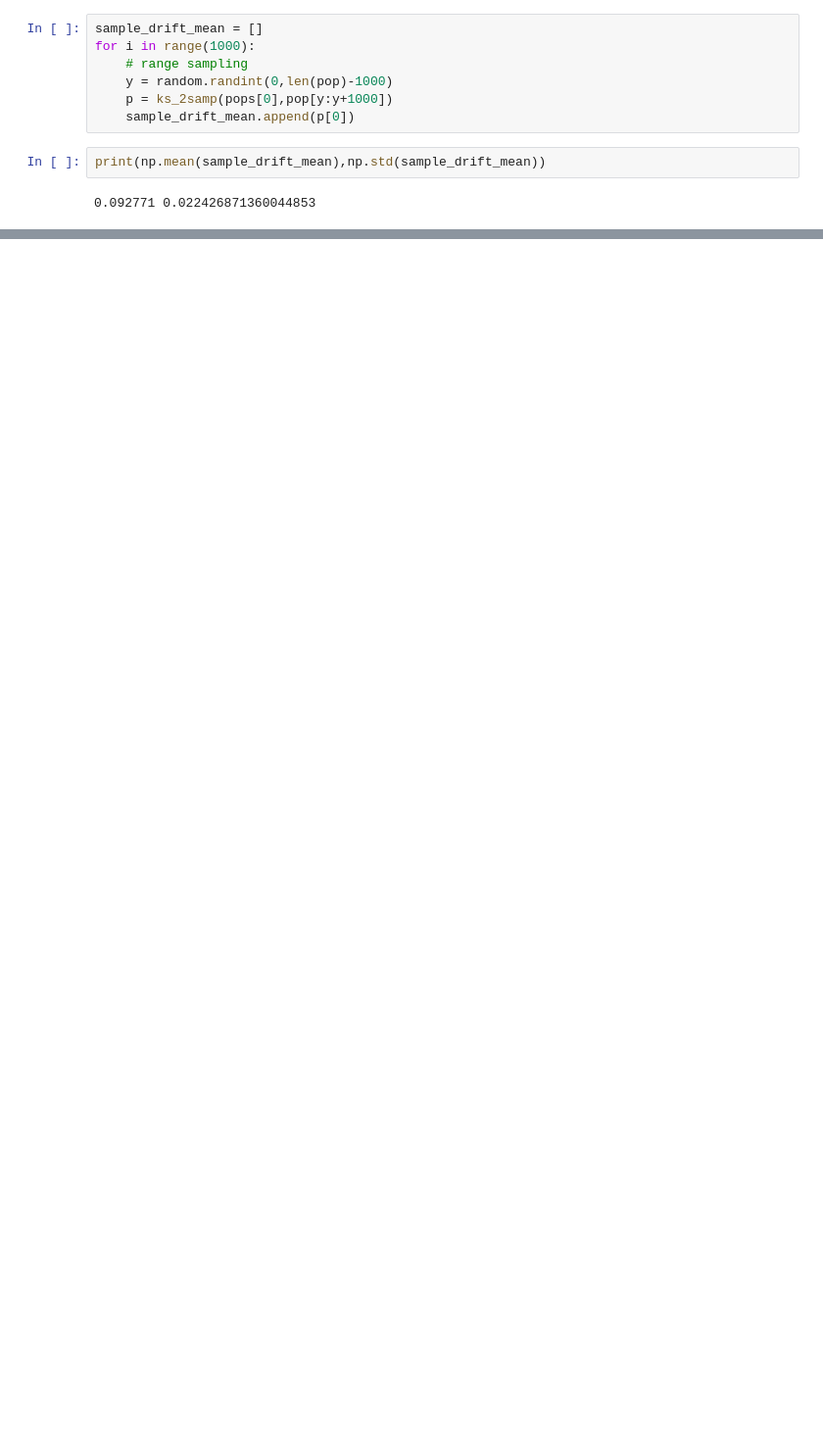
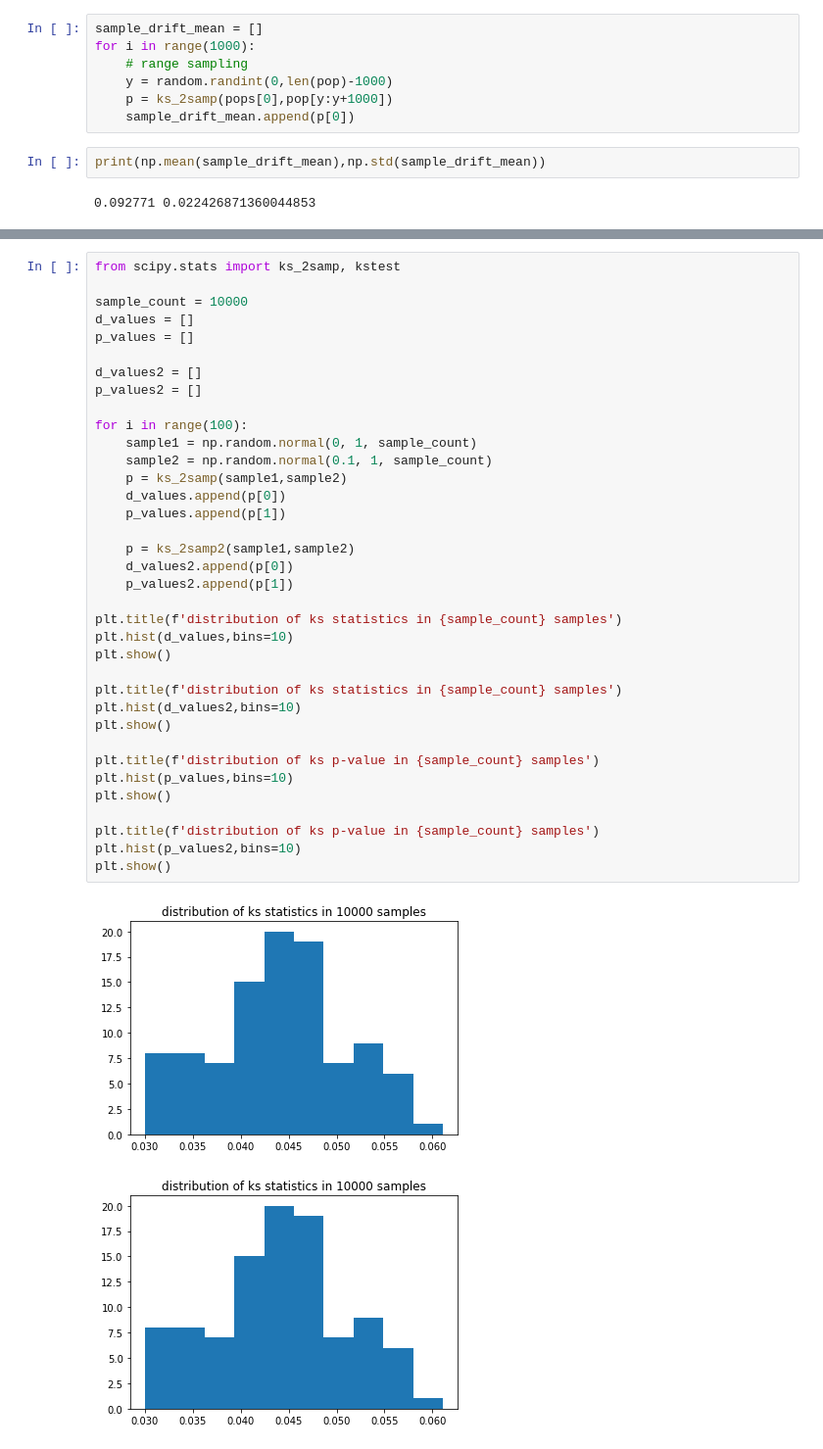
Before and after one commit to dolmani38/drift, a Jupyter notebook: drift_sampling_0813.ipynb, the cells around one changed output, grey strips where cells are left out. Shown: that part at 98% size. Drawn from its saved outputs; the diff is of its cells as text; blank space fills up the shorter version.

```diff
--- a/drift_sampling_0813.ipynb
+++ b/drift_sampling_0813.ipynb
@@ -305,0 +345,39 @@ print(np.mean(sample_drift_mean),np.std(sample_drift_mean))
+# %%
+from scipy.stats import ks_2samp, kstest
+
+sample_count = 10000
+d_values = []
+p_values = []
+
+d_values2 = []
+p_values2 = []
+
+for i in range(100):
+    sample1 = np.random.normal(0, 1, sample_count)
+    sample2 = np.random.normal(0.1, 1, sample_count)
+    p = ks_2samp(sample1,sample2)
+    d_values.append(p[0])
+    p_values.append(p[1])
+
+    p = ks_2samp2(sample1,sample2)
+    d_values2.append(p[0])
+    p_values2.append(p[1])
+
+plt.title(f'distribution of ks statistics in {sample_count} samples')
+plt.hist(d_values,bins=10)
+plt.show()
+
+plt.title(f'distribution of ks statistics in {sample_count} samples')
+plt.hist(d_values2,bins=10)
+plt.show()
+
+plt.title(f'distribution of ks p-value in {sample_count} samples')
+plt.hist(p_values,bins=10)
+plt.show()
+
+plt.title(f'distribution of ks p-value in {sample_count} samples')
+plt.hist(p_values2,bins=10)
+plt.show()
+# %% [output]
+[figure, added]
+[figure, added]
```
Also changed, not shown: parts of 10 cells of this notebook.
